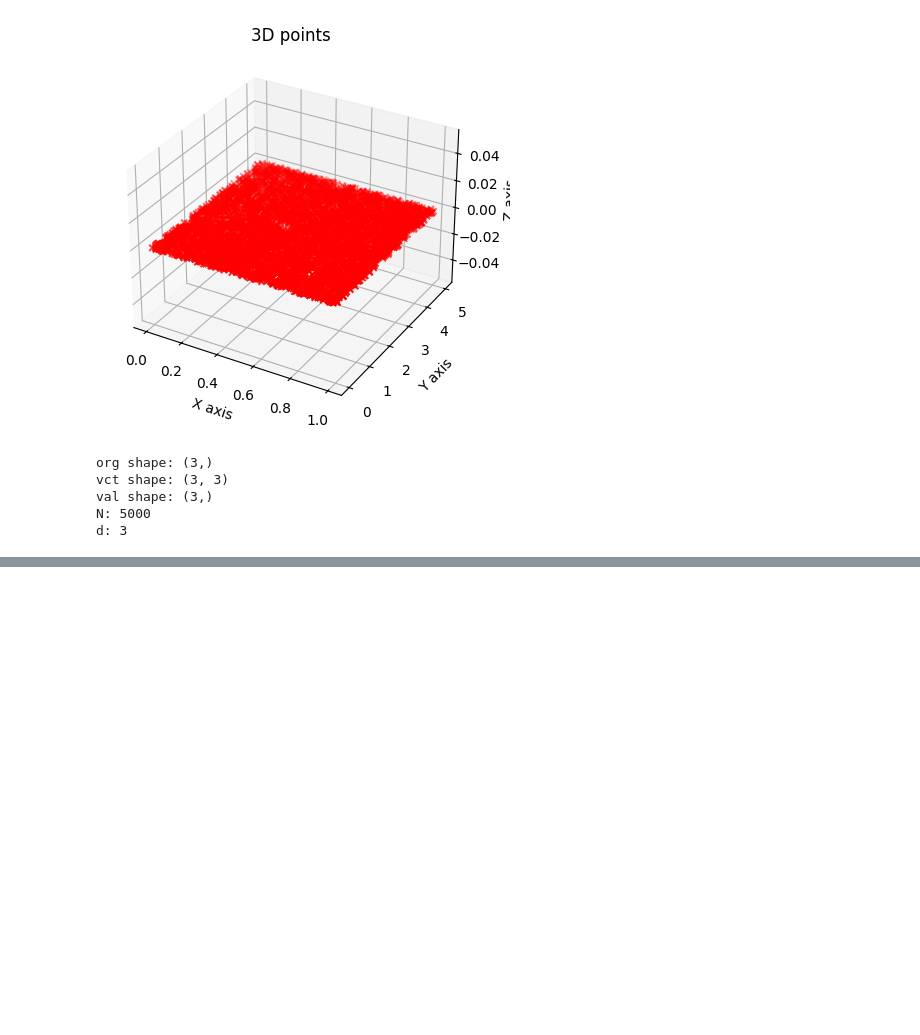
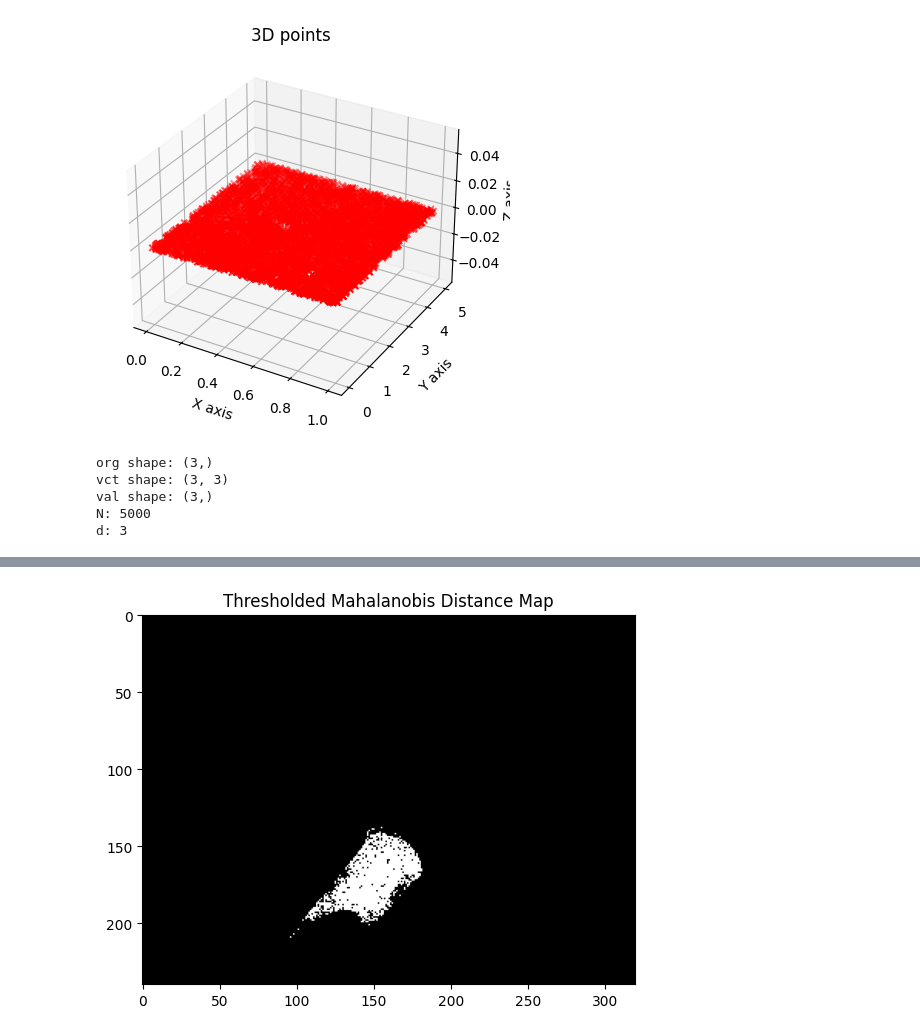
Before and after one commit to frankcholula/cvprlab, a Jupyter notebook: cvprlab_python/lab2/l2_pca.ipynb, the cells around one changed output, grey strips where cells are left out. Saved outputs shown, nothing was run; the diff lists cells and outputs as text; code cells hidden in the pictures; blank space fills up the shorter version.

```diff
--- a/cvprlab_python/lab2/l2_pca.ipynb
+++ b/cvprlab_python/lab2/l2_pca.ipynb
@@ -100,0 +182,4 @@ print(variance)
+# %%
+display_image(result < 3, "Thresholded Mahalanobis Distance Map", cmap='gray')
+# %% [output]
+[figure, added]
```
Also changed, not shown: parts of 10 cells of this notebook.
